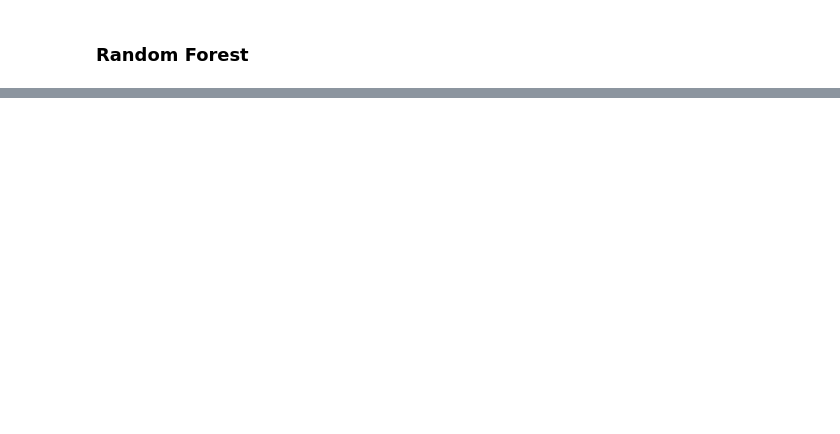
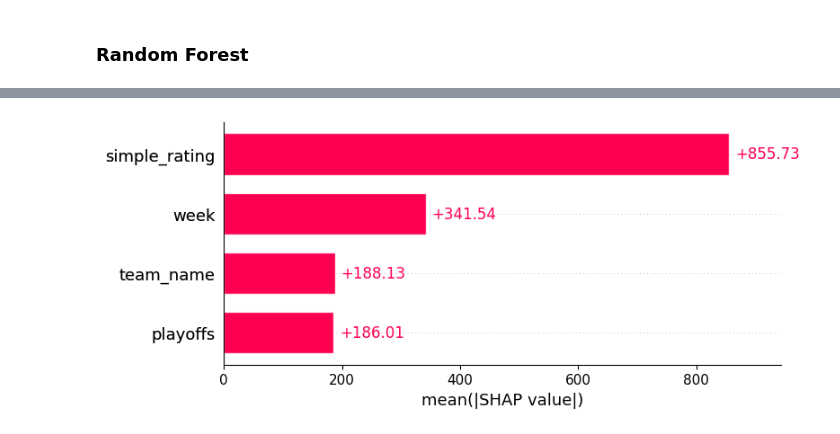
Before and after one commit to yukikongju/tidytuesday, a Jupyter notebook: nfl_attendance/playground/attendance-predictions.ipynb, the cells around one changed output, grey strips where cells are left out. Drawn from its saved outputs; the diff is of its cells as text; code cells hidden in the pictures; blank space fills up the shorter version.

```diff
--- a/nfl_attendance/playground/attendance-predictions.ipynb
+++ b/nfl_attendance/playground/attendance-predictions.ipynb
@@ -220,0 +263,4 @@ plt.show()
+# %%
+shap.plots.bar(shap_values)
+# %% [output]
+[figure, added]
```
Also changed, not shown: parts of 19 cells of this notebook, 3 other files.
